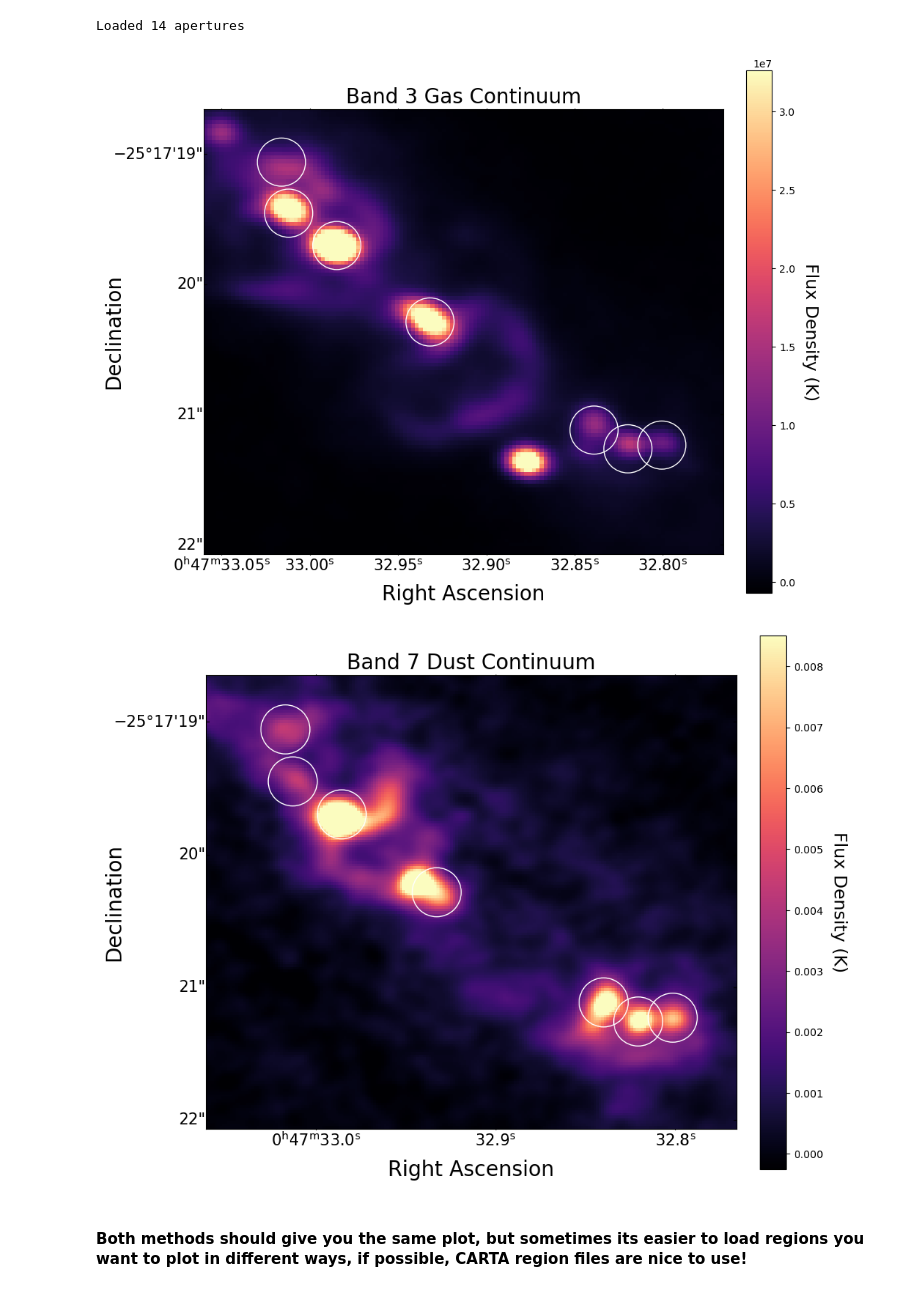
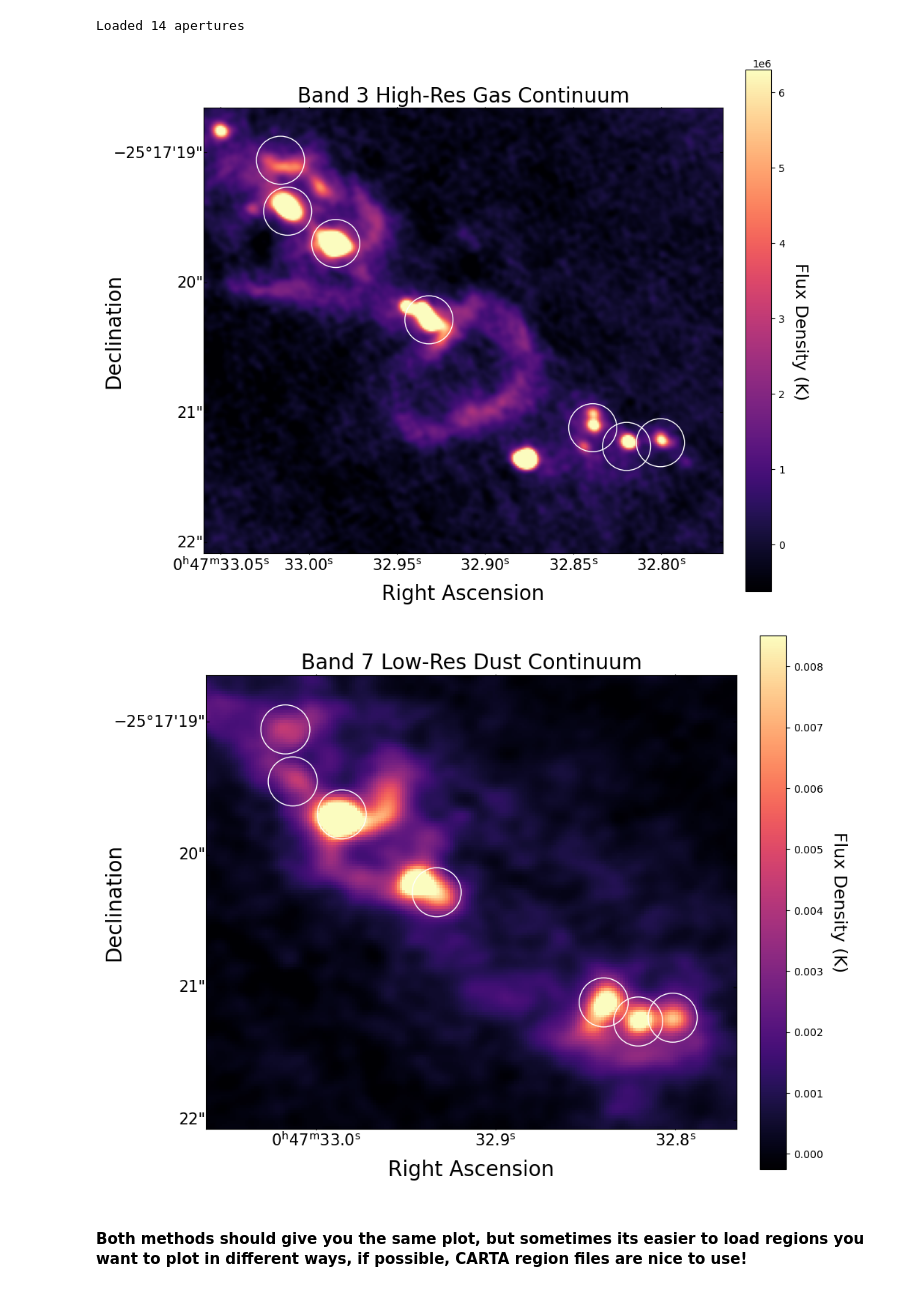
Before and after one commit to megan-elw2/Cluster_Locations, a Jupyter notebook: Cluster_Finder_Plot_Example_Megan.ipynb, the cells around one changed output. Drawn from its saved outputs; the diff is of its cells as text; code cells hidden in the pictures.

```diff
--- a/Cluster_Finder_Plot_Example_Megan.ipynb
+++ b/Cluster_Finder_Plot_Example_Megan.ipynb
@@ -210,7 +210,7 @@ def fake_cube(imagename, extension):
 #fake_cube(image, ext, freq)
 
 #cont3_cube_path = '/Users/mills-group/Downloads/regions-notebook/NGC253_Band3_continuum_2_5pc.cfake_cube.fits'
-cont3_cube_path = '/Users/mills-group/Downloads/regions-notebook/NGC253_Band3_continuum_2_5pc.c.fits'
+cont3_cube_path = '/Users/mills-group/Downloads/regions-notebook/NGC253_2016.1.00481.S.cont.I.tt0.pbcor.fits'
 image3 = fits.getdata(cont3_cube_path)
 header3 = fits.getheader(cont3_cube_path)
 w3 = WCS(header3)
@@ -393,7 +392,7 @@ fig1 = plt.figure(1,figsize=(10,20))
 
 ax1 = plt.subplot(projection=moment03.wcs)
 im1 = ax1.imshow(moment03.hdu.data,cmap='magma',origin='lower',vmin=data_min,vmax=data_max)
-ax1.set_title(r'Band 3 Gas Continuum', fontsize=20)
+ax1.set_title(r'Band 3 High-Res Gas Continuum', fontsize=20)
 
 RA1 = ax1.coords[0]
 Dec1 = ax1.coords[1]
@@ -427,7 +426,7 @@ fig2 = plt.figure(2,figsize=(10,20))
 ax2 = plt.subplot(projection=moment07.wcs)
 im2 = ax2.imshow(moment07.hdu.data,cmap='magma',origin='lower',vmin=data_min,vmax=data_max)
 
-ax2.set_title(r'Band 7 Dust Continuum', fontsize=20)
+ax2.set_title(r'Band 7 Low-Res Dust Continuum', fontsize=20)
 
 RA = ax2.coords[0]
 Dec = ax2.coords[1]
@@ -460,35 +459,35 @@ plt.savefig('Continuum Comparisons')
 ############################################################################################################
 
 # Add arrows and numbers
 #for i,x in enumerate(Lx):
 #    ax.arrow(x,Ly[i], Ldx[i], Ldy[i],width=0.1,head_width=3,head_length=3,color='white')
 #    ax.text(x+Ltx[i],Ly[i]+Lty[i],sources[i],fontsize=20,color='white')
 
 ############################################################################################################
 
 # Add 30 pc scale bar
 D = 3.5e6 * u.pc
 L = 30 * u.pc
 theta = (L / D) * u.rad
 theta_arcsec = theta.to(u.arcsec)
 #pixscale = abs(H40alpha_processed_cube.header['CDELT1']) * u.deg
 pixscale = abs(crop_cont3_cube.header['CDELT1']) * u.deg
 bar_length_pix = (theta_arcsec / pixscale.to(u.arcsec)).value
 ax.plot([10, 10 + bar_length_pix],[10, 10],color='white',lw=2)
 ax.text(10 + bar_length_pix / 2,12,"30 pc",color='white',ha='center',va='bottom',fontsize=11)
 
 # Add Beam
 #beam_radius_pix = (H40alpha_processed_cube.header['BMAJ'] / abs(H40alpha_processed_cube.header['CDELT1'])) / 2.0
 beam_radius_pix = (crop_cont3_cube.header['BMAJ'] / abs(crop_cont3_cube.header['CDELT1'])) / 2.0
 ny, nx = moment03.shape
 beam_x = nx - 15
 beam_y = 15
 ax.add_patch(matplotlib.patches.Circle((beam_x, beam_y),beam_radius_pix,fill=True,lw=1.2,fc='white',ec='white'))
 
 plt.show()
 # %% [output]
-[figure, old version]
+[figure, new version]
-[figure, old version]
+[figure, new version]
 # %% [markdown]
 #### Both methods should give you the same plot, but sometimes its easier to load regions you want to plot in different ways, if possible, CARTA region files are nice to use!
 # %% [markdown]
```
Also changed, not shown: parts of 5 cells of this notebook.
